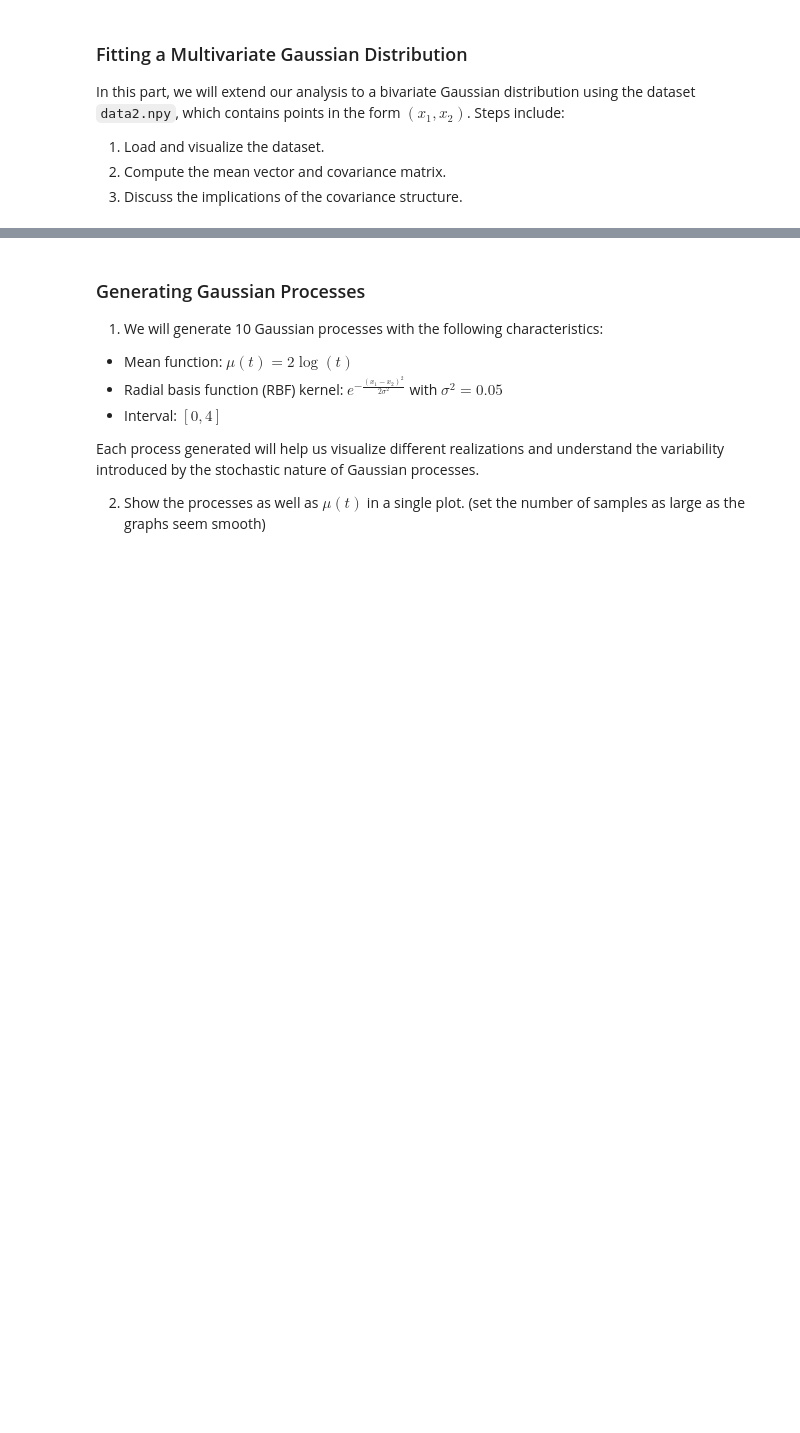
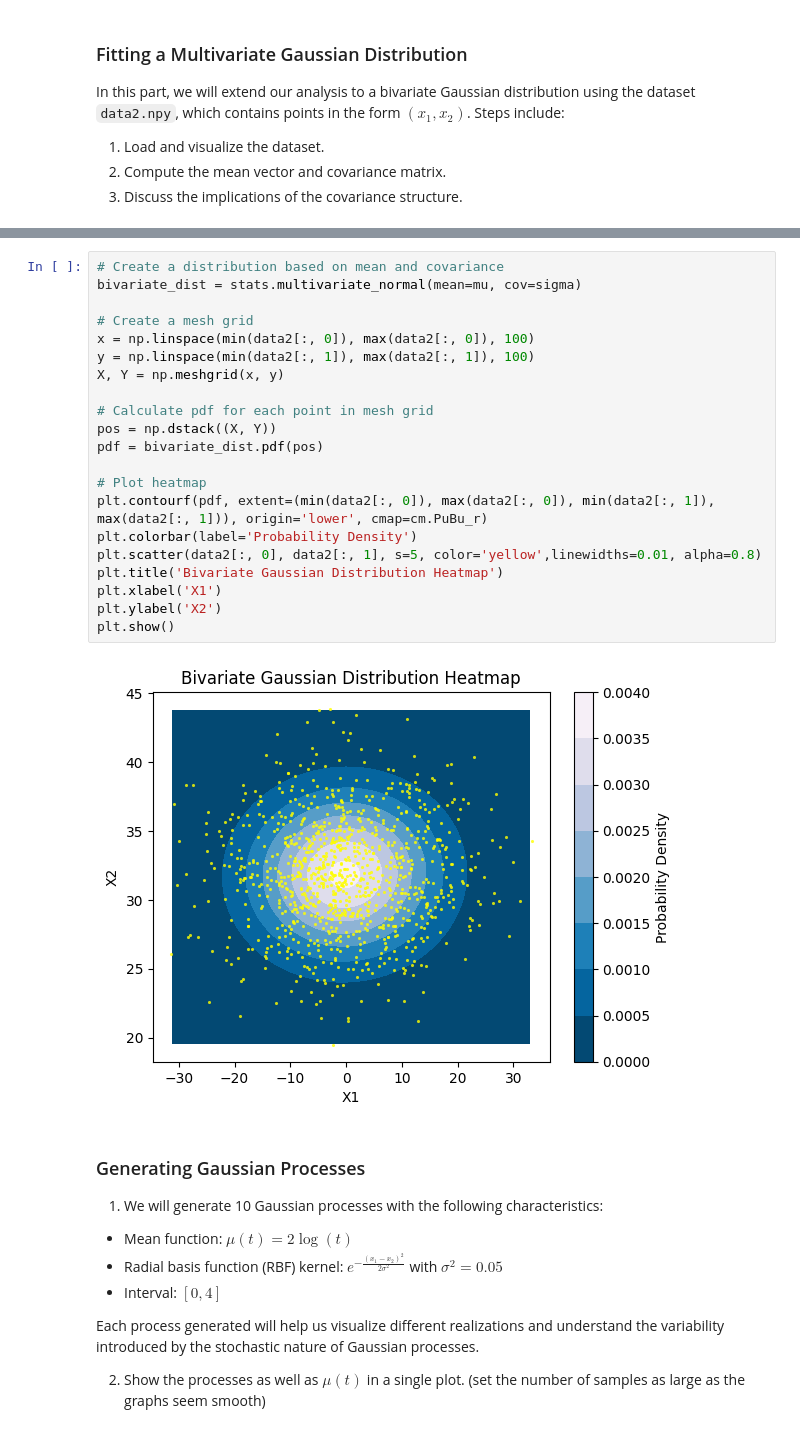
Before and after one commit to nimaazarr/SP_Project, a Jupyter notebook: stochastic_processes_project.ipynb, the cells around one changed output, grey strips where cells are left out. Cells and saved outputs as stored; diff of their text form; blank space fills up the shorter version.

```diff
--- a/stochastic_processes_project.ipynb
+++ b/stochastic_processes_project.ipynb
@@ -150,3 +146,26 @@ plt.show()
+# %%
+# Create a distribution based on mean and covariance
+bivariate_dist = stats.multivariate_normal(mean=mu, cov=sigma)
+
+# Create a mesh grid
+x = np.linspace(min(data2[:, 0]), max(data2[:, 0]), 100)
+y = np.linspace(min(data2[:, 1]), max(data2[:, 1]), 100)
+X, Y = np.meshgrid(x, y)
+
+# Calculate pdf for each point in mesh grid
+pos = np.dstack((X, Y))
+pdf = bivariate_dist.pdf(pos)
+
+# Plot heatmap
+plt.contourf(pdf, extent=(min(data2[:, 0]), max(data2[:, 0]), min(data2[:, 1]), max(data2[:, 1])), origin='lower', cmap=cm.PuBu_r)
+plt.colorbar(label='Probability Density')
+plt.scatter(data2[:, 0], data2[:, 1], s=5, color='yellow',linewidths=0.01, alpha=0.8)
+plt.title('Bivariate Gaussian Distribution Heatmap')
+plt.xlabel('X1')
+plt.ylabel('X2')
+plt.show()
+# %% [output]
+[figure, added]
 # %% [markdown]
 ### Generating Gaussian Processes
 
```
Also changed, not shown: parts of 6 cells of this notebook.
